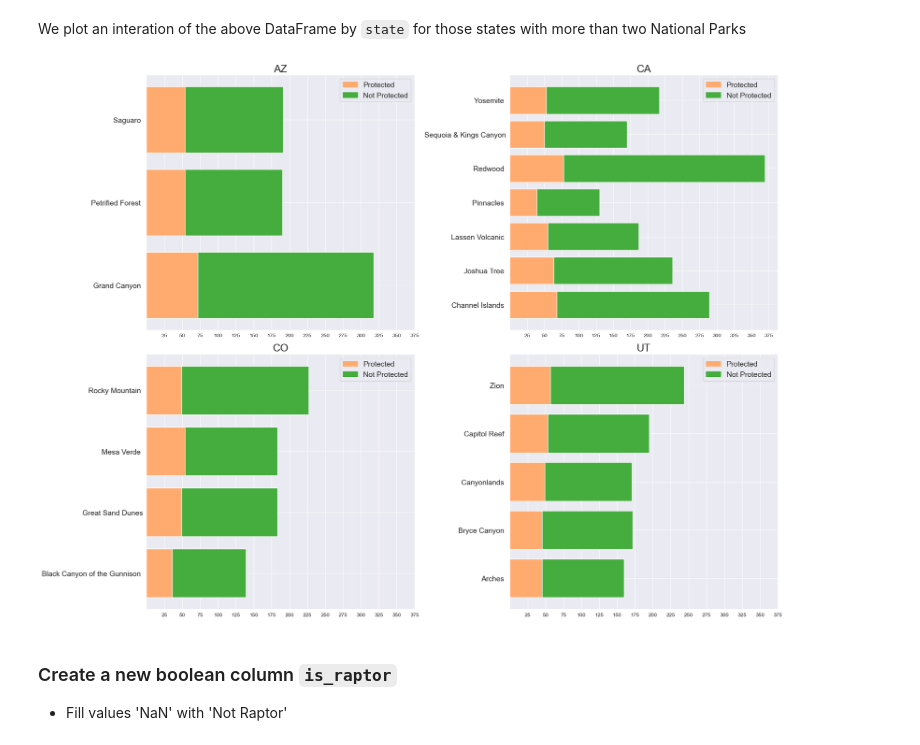
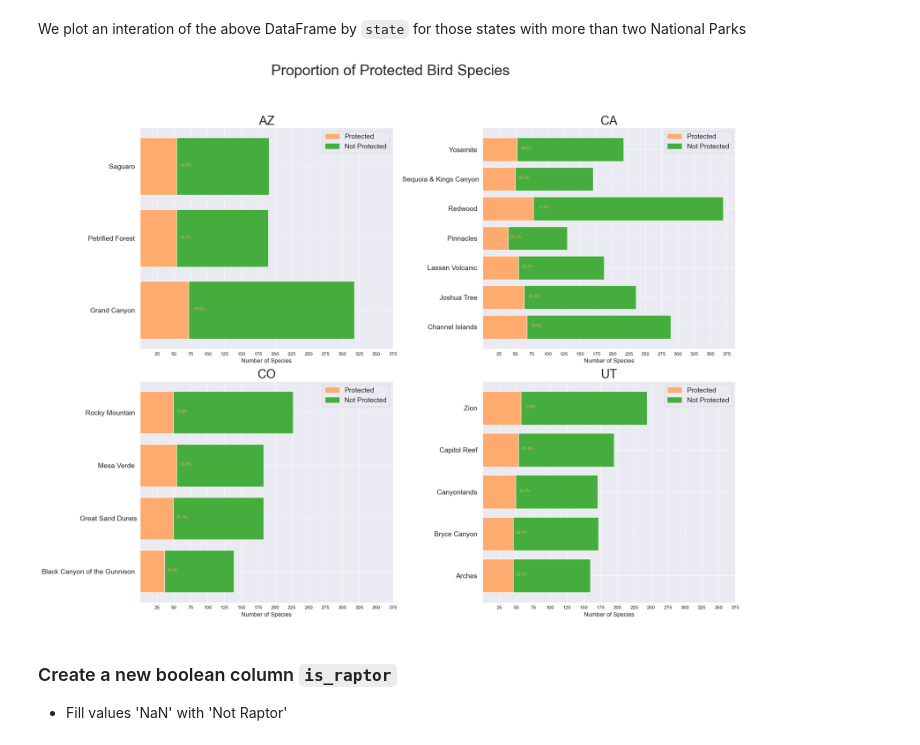
Before and after one commit to pineapple-bois/Biodiversity-In-National-Parks-Real-World, a Jupyter notebook: analysis.ipynb, the cells around one changed output. Cells and saved outputs as stored; diff of their text form; code cells hidden in the pictures.

Commit message:
Plot annotations

```diff
--- a/analysis.ipynb
+++ b/analysis.ipynb
@@ -280,31 +280,34 @@ We plot an interation of the above DataFrame by `state` for those states with mo
 # %%
 # Plotting only states with more than 2 National Parks.
 # Defining a new states_list with above criteria
 colours = {'Protected': '#FFAB70', 'Not Protected': '#45AD3E'}
 handles = [mpatches.Patch(color=colour, label=label) for label, colour in colours.items()]
 states_list_short = ['AZ', 'CA', 'CO', 'UT']
-standard_width = 0.5
-
-protected = {}
-for state in states_list_short:
-    protected[state] = pd.DataFrame(parks_pro_counts[parks_pro_counts['state'] == state])
 
 plt.figure(figsize=(20,15))
+plt.suptitle('Proportion of Protected Bird Species', fontsize=30, y=1.05)
 for i, state in enumerate(states_list_short):
-    data = protected[state]
+    data = pd.DataFrame(parks_pro_counts[parks_pro_counts['state'] == state])
     plt.subplot(2,2,(i+1))
-    plt.title(state, fontsize=20)
+    plt.title(state, fontsize=25)
     plt.barh(y=data.park_name, width=data.not_protected, color='#45AD3E')
-    plt.barh(y=data.park_name, width=data.protected, color='#FFAB70')
+    bars = plt.barh(y=data.park_name, width=data.protected, color='#FFAB70')
+    data = data.reset_index(drop=True)
+    for j, bar in enumerate(bars):
+        plt.annotate(str(data.loc[j, '%age_protected'].round(1)) + '%',
+            (bar.get_width() + bar.get_width()/10, bar.get_y() + bar.get_height()/2),
+            fontsize=8, color='#FFAB70')
     plt.yticks(rotation=0, fontsize=14)
     plt.xticks(np.arange(25,400,25))
+    plt.xlabel('Number of Species', fontsize=12)
     plt.legend(handles=handles, fontsize=14)
     plt.grid(True)
 
+plt.subplots_adjust(top=0.5)
 plt.tight_layout()
 plt.show()
 # %% [output]
-[figure, old version]
+[figure, new version]
 # %% [markdown]
 ### Create a new boolean column `is_raptor`
 - Fill values 'NaN' with 'Not Raptor'
```
Also changed, not shown: parts of 1 cell of this notebook.
